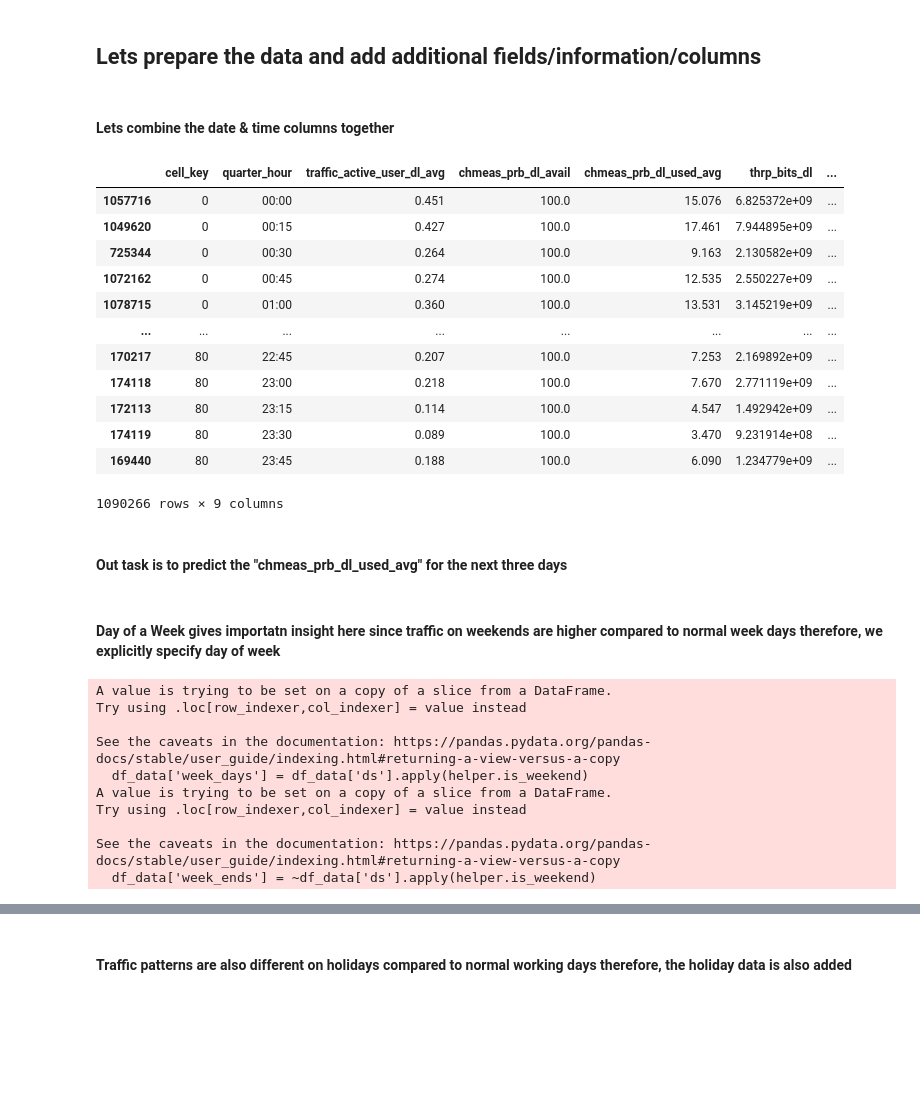
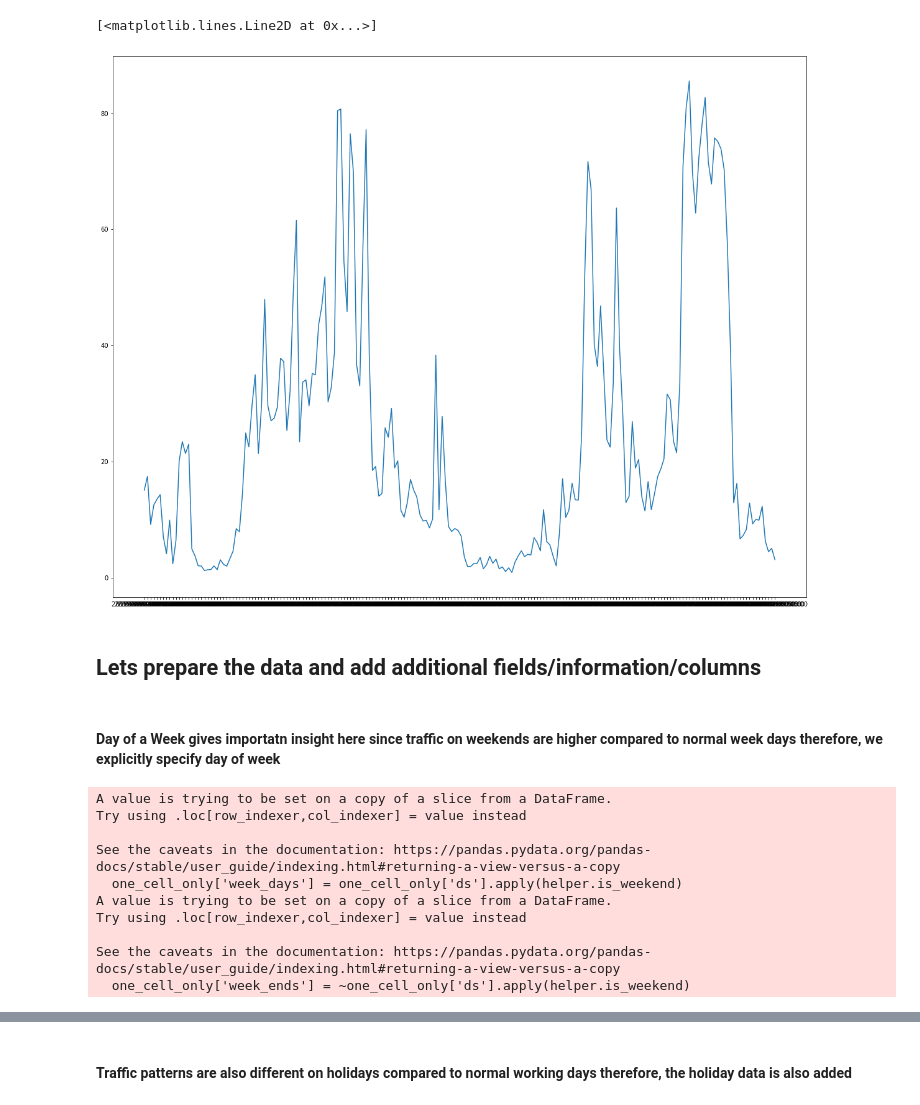
Before and after one commit to wasifmasood/network_traffic_forecast, a Jupyter notebook: FBProphet.ipynb, the cells around one changed output, grey strips where cells are left out. Cells and saved outputs as stored; diff of their text form; code cells hidden in the pictures; blank space fills up the shorter version.

```diff
--- a/FBProphet.ipynb
+++ b/FBProphet.ipynb
@@ -34,4 +44,8 @@ df_cell.head()
+# %%
+fig = plt.figure(figsize=(20,16))
+plt.plot(one_cell_only.ds[0:200], one_cell_only.y[0:200])
+# %% [output]
+[<matplotlib.lines.Line2D at 0x...>]
+[figure, added]
 # %% [markdown]
 ## Lets prepare the data and add additional fields/information/columns
-# %% [markdown]
-#### Lets combine the date & time columns together
@@ -44,18 +51,0 @@ df_cell = df_cell.sort_values(['cell_key','DateTime'], ascending=True)
-# %%
-df_cell
-# %% [output]
-|  | cell_key | quarter_hour | traffic_active_user_dl_avg | chmeas_prb_dl_avail | chmeas_prb_dl_used_avg | thrp_bits_dl | ... |
-| 1057716 | 0 | 00:00 | 0.451 | 100.0 | 15.076 | 6.825372e+09 | ... |
-| 1049620 | 0 | 00:15 | 0.427 | 100.0 | 17.461 | 7.944895e+09 | ... |
-| 725344 | 0 | 00:30 | 0.264 | 100.0 | 9.163 | 2.130582e+09 | ... |
-| 1072162 | 0 | 00:45 | 0.274 | 100.0 | 12.535 | 2.550227e+09 | ... |
-| 1078715 | 0 | 01:00 | 0.360 | 100.0 | 13.531 | 3.145219e+09 | ... |
-| ... | ... | ... | ... | ... | ... | ... | ... |
-| 170217 | 80 | 22:45 | 0.207 | 100.0 | 7.253 | 2.169892e+09 | ... |
-| 174118 | 80 | 23:00 | 0.218 | 100.0 | 7.670 | 2.771119e+09 | ... |
-| 172113 | 80 | 23:15 | 0.114 | 100.0 | 4.547 | 1.492942e+09 | ... |
-| 174119 | 80 | 23:30 | 0.089 | 100.0 | 3.470 | 9.231914e+08 | ... |
-| 169440 | 80 | 23:45 | 0.188 | 100.0 | 6.090 | 1.234779e+09 | ... |
-1090266 rows × 9 columns
-# %% [markdown]
-#### Out task is to predict the "chmeas_prb_dl_used_avg" for the next three days
@@ -66,16 +52,16 @@ df_data.index = df_data['ds']
 # %% [markdown]
 #### Day of a Week gives importatn insight here since traffic on weekends are higher compared to normal week days therefore, we explicitly specify day of week
 # %%
-df_data['week_days'] = df_data['ds'].apply(helper.is_weekend)
-df_data['week_ends'] = ~df_data['ds'].apply(helper.is_weekend)
+one_cell_only['week_days'] = one_cell_only['ds'].apply(helper.is_weekend)
+one_cell_only['week_ends'] = ~one_cell_only['ds'].apply(helper.is_weekend)
 # %% [output]
 A value is trying to be set on a copy of a slice from a DataFrame.
 Try using .loc[row_indexer,col_indexer] = value instead
 
 See the caveats in the documentation: https://pandas.pydata.org/pandas-docs/stable/user_guide/indexing.html#returning-a-view-versus-a-copy
-  df_data['week_days'] = df_data['ds'].apply(helper.is_weekend)
+  one_cell_only['week_days'] = one_cell_only['ds'].apply(helper.is_weekend)
 A value is trying to be set on a copy of a slice from a DataFrame.
 Try using .loc[row_indexer,col_indexer] = value instead
 
 See the caveats in the documentation: https://pandas.pydata.org/pandas-docs/stable/user_guide/indexing.html#returning-a-view-versus-a-copy
-  df_data['week_ends'] = ~df_data['ds'].apply(helper.is_weekend)
+  one_cell_only['week_ends'] = ~one_cell_only['ds'].apply(helper.is_weekend)
```
Also changed, not shown: parts of 35 cells of this notebook, 3 other files.
